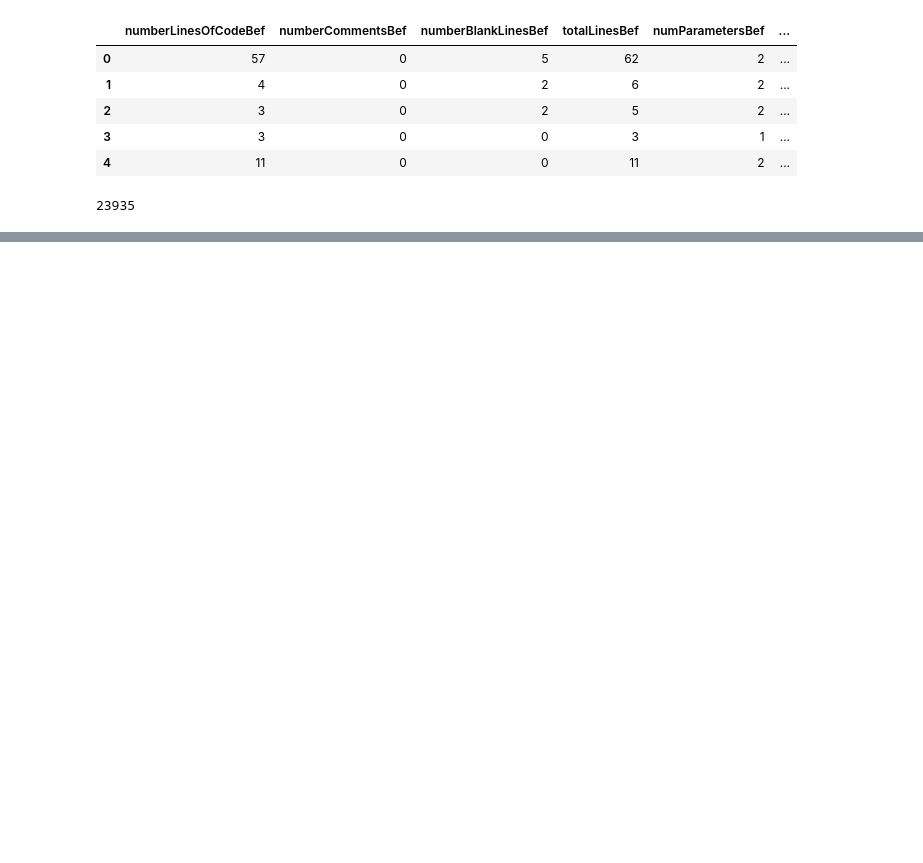
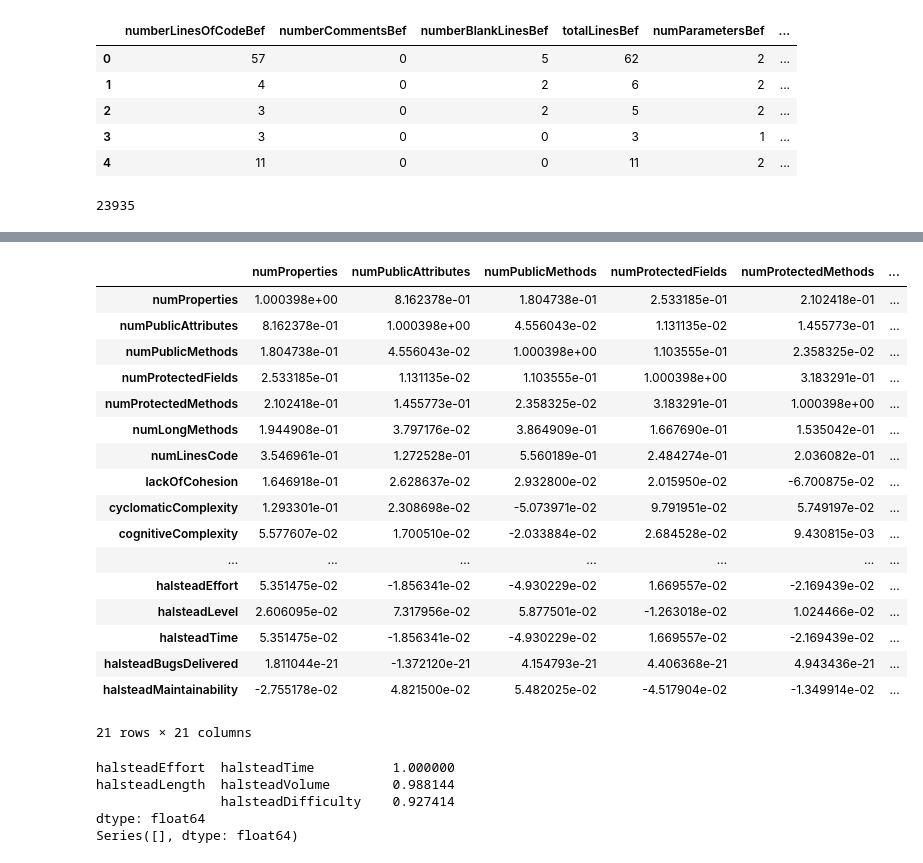
Before and after one commit to diogof19/DISS, a Jupyter notebook: Classification Model/Model Prep.ipynb, the cells around one changed output, grey strips where cells are left out. Drawn from its saved outputs; the diff is of its cells as text; code cells hidden in the pictures; blank space fills up the shorter version.

```diff
--- a/Classification Model/Model Prep.ipynb
+++ b/Classification Model/Model Prep.ipynb
@@ -282,0 +226,17 @@ dump(elliptic_envelope, 'models/elliptic_envelope.joblib')
+# %%
+def load_ec_data(data_path):
+    conn = sqlite3.connect(data_path)
+
+    query = '''
+        SELECT numProperties, numPublicAttributes, numPublicMethods, numProtectedFields, numProtectedMethods,
+            numLongMethods, numLinesCode, lackOfCohesion, cyclomaticComplexity, cognitiveComplexity, numMethods,
+            numConstructors, halsteadLength, halsteadVocabulary, halsteadVolume, halsteadDifficulty, halsteadEffort,
+            halsteadLevel, halsteadTime, halsteadBugsDelivered, halsteadMaintainability
+        FROM classMetrics;
+    '''
+
+    df = pd.read_sql_query(query, conn)
+
+    conn.close()
+
+    return df
@@ -282,0 +258,3 @@ dump(elliptic_envelope, 'models/elliptic_envelope.joblib')
+# %%
+ec_data = load_ec_data(DATA_PATH)
+ec_data.head()
@@ -282,0 +277,3 @@ dump(elliptic_envelope, 'models/elliptic_envelope.joblib')
+# %%
+scaled_ec_data = scale_data(ec_data, "EC")
+scaled_ec_data.head()
@@ -282,0 +288,29 @@ dump(elliptic_envelope, 'models/elliptic_envelope.joblib')
+# %%
+scaled_ec_data.cov()
+# %% [output]
+|  | numProperties | numPublicAttributes | numPublicMethods | numProtectedFields | numProtectedMethods | ... |
+| numProperties | 1.000398e+00 | 8.162378e-01 | 1.804738e-01 | 2.533185e-01 | 2.102418e-01 | ... |
+| numPublicAttributes | 8.162378e-01 | 1.000398e+00 | 4.556043e-02 | 1.131135e-02 | 1.455773e-01 | ... |
+| numPublicMethods | 1.804738e-01 | 4.556043e-02 | 1.000398e+00 | 1.103555e-01 | 2.358325e-02 | ... |
+| numProtectedFields | 2.533185e-01 | 1.131135e-02 | 1.103555e-01 | 1.000398e+00 | 3.183291e-01 | ... |
+| numProtectedMethods | 2.102418e-01 | 1.455773e-01 | 2.358325e-02 | 3.183291e-01 | 1.000398e+00 | ... |
+| numLongMethods | 1.944908e-01 | 3.797176e-02 | 3.864909e-01 | 1.667690e-01 | 1.535042e-01 | ... |
+| numLinesCode | 3.546961e-01 | 1.272528e-01 | 5.560189e-01 | 2.484274e-01 | 2.036082e-01 | ... |
+| lackOfCohesion | 1.646918e-01 | 2.628637e-02 | 2.932800e-02 | 2.015950e-02 | -6.700875e-02 | ... |
+| cyclomaticComplexity | 1.293301e-01 | 2.308698e-02 | -5.073971e-02 | 9.791951e-02 | 5.749197e-02 | ... |
+| cognitiveComplexity | 5.577607e-02 | 1.700510e-02 | -2.033884e-02 | 2.684528e-02 | 9.430815e-03 | ... |
+| ... | ... | ... | ... | ... | ... | ... |
+| halsteadEffort | 5.351475e-02 | -1.856341e-02 | -4.930229e-02 | 1.669557e-02 | -2.169439e-02 | ... |
+| halsteadLevel | 2.606095e-02 | 7.317956e-02 | 5.877501e-02 | -1.263018e-02 | 1.024466e-02 | ... |
+| halsteadTime | 5.351475e-02 | -1.856341e-02 | -4.930229e-02 | 1.669557e-02 | -2.169439e-02 | ... |
+| halsteadBugsDelivered | 1.811044e-21 | -1.372120e-21 | 4.154793e-21 | 4.406368e-21 | 4.943436e-21 | ... |
+| halsteadMaintainability | -2.755178e-02 | 4.821500e-02 | 5.482025e-02 | -4.517904e-02 | -1.349914e-02 | ... |
+21 rows × 21 columns
+# %%
+covariance(scaled_ec_data)
+# %% [output]
+halsteadEffort  halsteadTime          1.000000
+halsteadLength  halsteadVolume        0.988144
+                halsteadDifficulty    0.927414
+dtype: float64
+Series([], dtype: float64)
```
Also changed, not shown: parts of 35 cells of this notebook, 9 other files.
